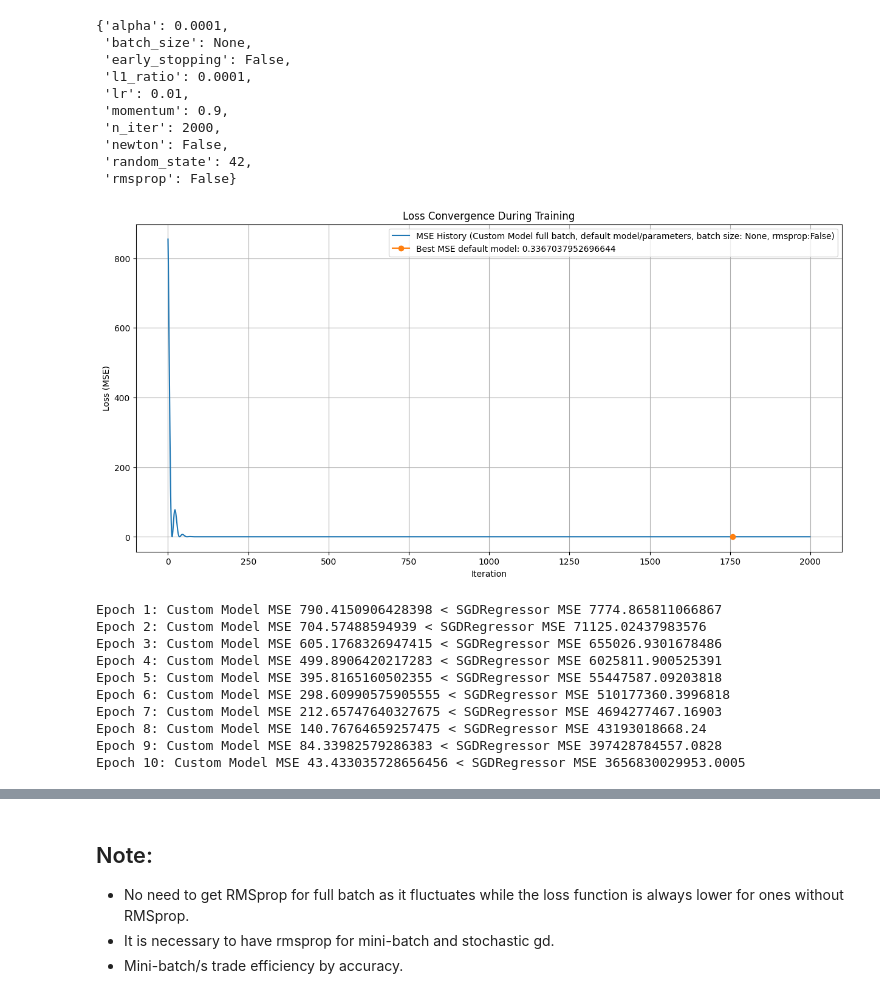
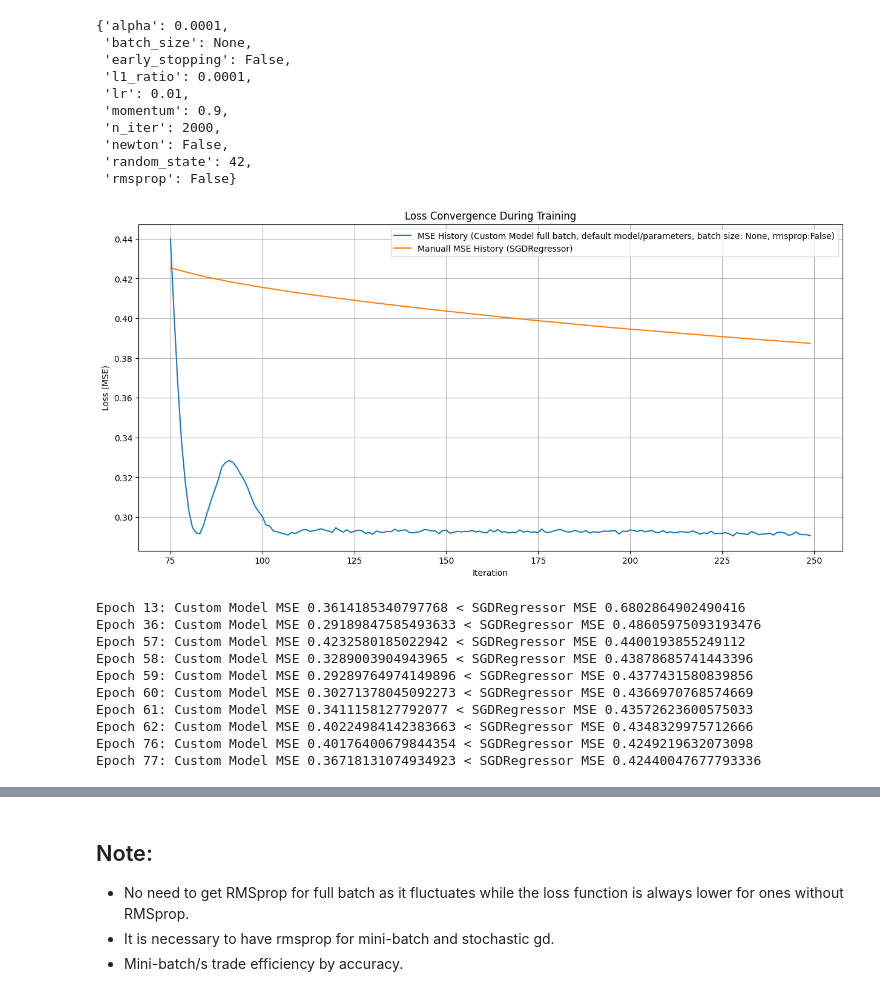
Before and after one commit to Jamie1377/STA410, a Jupyter notebook: stock_prediction/docs/SGD_Comparison_Viz.ipynb, the cells around one changed output, grey strips where cells are left out. Drawn from its saved outputs; the diff is of its cells as text; code cells hidden in the pictures.

```diff
--- a/stock_prediction/docs/SGD_Comparison_Viz.ipynb
+++ b/stock_prediction/docs/SGD_Comparison_Viz.ipynb
@@ -98,6 +5,6 @@ from stock_prediction.core import GradientDescentRegressor
 # %%
 from stock_prediction import StockPredictor
-stock = StockPredictor("AAPL", "2020-01-01")
+stock = StockPredictor("AAPL", "2018-01-01")
 stock.load_data()
 
 
@@ -310,28 +189,28 @@ from matplotlib import pyplot as plt
 # %%
 # matches the way of calculating loss
 plt.figure(figsize=(15, 7))
-start =0
-end = 2000
+start =75
+end = 250
 # plt.plot(range(start,end),mse_history2[start:end], label=f'MSE History (Custom Model mini-batch, batch size:{model2.batch_size}, rmsprop:{model2.rmsprop})')
 # plt.plot(range(start,end),mse_history3[start:end], label=f'MSE History (Custom Model full batch, batch size: {model3.batch_size}, rmsprop:{model3.rmsprop})')
 # plt.plot(range(start,end),mse_history4[start:end], label=f'MSE History (Custom Model full batch, batch size: {model4.batch_size}, rmsprop:{model4.rmsprop})')
 plt.plot(range(start,end),mse_history5[start:end], label=f'MSE History (Custom Model full batch, default model/parameters, batch size: {model5.batch_size}, rmsprop:{model5.rmsprop})')
 # plt.plot(range(start,end),mse_history6[start:end], label=f'MSE History (Custom Model full batch, optimized parameters, batch size: {model6.batch_size}, rmsprop:{model6.rmsprop})')
 plt.plot(range(start,end), np.array(vanilla_sgd_loss_history)[start:end], label='Manuall MSE History (SGDRegressor)')
 if start <= np.argmin(mse_history5) <= end:
    plt.plot(np.argmin(mse_history5), mse_history5[np.argmin(mse_history5)], marker = 'o', label='Best MSE default model: {}'.format(mse_history5[np.argmin(mse_history5)]))
 # plt.plot(np.argmin(mse_history6), mse_history6[np.argmin(mse_history6)], marker = 'o', label='Best MSE optimized model: {}'.format(mse_history6[np.argmin(mse_history6)]))
 
 # if start <= np.argmin(vanilla_sgd_loss_history) <= end:
 #    plt.plot(np.argmin(vanilla_sgd_loss_history), np.array(vanilla_sgd_loss_history).min(), 'ro', label='Best MSE SGDRegressor: {}'.format(np.array(vanilla_sgd_loss_history).min()))
 plt.xlabel("Iteration")
 plt.ylabel("Loss (MSE)")
 plt.title("Loss Convergence During Training")
 plt.legend()
 plt.grid(True)
 plt.show()
 # %% [output]
-[figure, old version]
+[figure, new version]
 # %%
 tol = 0
 for i in range(len(mse_history5 < vanilla_sgd_loss_history)):
@@ -341,16 +220,16 @@ for i in range(len(mse_history5 < vanilla_sgd_loss_history)):
         if tol == 10:
             break
 # %% [output]
-Epoch 1: Custom Model MSE 790.4150906428398 < SGDRegressor MSE 7774.865811066867
-Epoch 2: Custom Model MSE 704.57488594939 < SGDRegressor MSE 71125.02437983576
-Epoch 3: Custom Model MSE 605.1768326947415 < SGDRegressor MSE 655026.9301678486
-Epoch 4: Custom Model MSE 499.8906420217283 < SGDRegressor MSE 6025811.900525391
-Epoch 5: Custom Model MSE 395.8165160502355 < SGDRegressor MSE 55447587.09203818
-Epoch 6: Custom Model MSE 298.60990575905555 < SGDRegressor MSE 510177360.3996818
-Epoch 7: Custom Model MSE 212.65747640327675 < SGDRegressor MSE 4694277467.16903
-Epoch 8: Custom Model MSE 140.76764659257475 < SGDRegressor MSE 43193018668.24
-Epoch 9: Custom Model MSE 84.33982579286383 < SGDRegressor MSE 397428784557.0828
-Epoch 10: Custom Model MSE 43.433035728656456 < SGDRegressor MSE 3656830029953.0005
+Epoch 13: Custom Model MSE 0.3614185340797768 < SGDRegressor MSE 0.6802864902490416
+Epoch 36: Custom Model MSE 0.29189847585493633 < SGDRegressor MSE 0.48605975093193476
+Epoch 57: Custom Model MSE 0.4232580185022942 < SGDRegressor MSE 0.4400193855249112
+Epoch 58: Custom Model MSE 0.3289003904943965 < SGDRegressor MSE 0.43878685741443396
+Epoch 59: Custom Model MSE 0.29289764974149896 < SGDRegressor MSE 0.4377431580839856
+Epoch 60: Custom Model MSE 0.30271378045092273 < SGDRegressor MSE 0.4366970768574669
+Epoch 61: Custom Model MSE 0.3411158127792077 < SGDRegressor MSE 0.43572623600575033
+Epoch 62: Custom Model MSE 0.40224984142383663 < SGDRegressor MSE 0.4348329975712666
+Epoch 76: Custom Model MSE 0.40176400679844354 < SGDRegressor MSE 0.4249219632073098
+Epoch 77: Custom Model MSE 0.36718131074934923 < SGDRegressor MSE 0.42440047677793336
 # %%
 # Want to see TEST loss over epochs
 test_vanilla_sgd_loss_history = []
```
Also changed, not shown: parts of 29 cells of this notebook.
